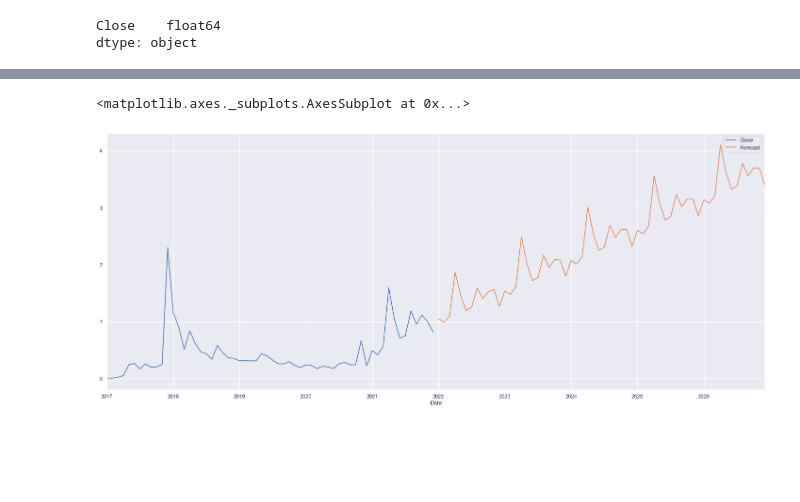
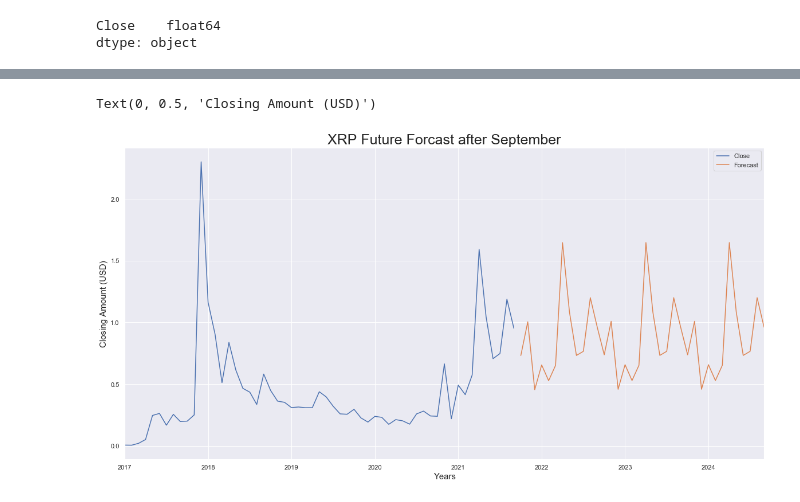
Before and after one commit to dmayo0317/project4, a Jupyter notebook: Notebooks/XRP/XRP_Sept.ipynb, the cells around one changed output, grey strips where cells are left out. Cells and saved outputs as stored; diff of their text form; code cells hidden in the pictures; blank space fills up the shorter version.

Commit message:
adding XRP files and images

```diff
--- a/Notebooks/XRP/XRP_Sept.ipynb
+++ b/Notebooks/XRP/XRP_Sept.ipynb
@@ -15,8 +15,8 @@ import matplotlib.dates as mdates
 from datetime import datetime, timedelta
 import matplotlib.pylab as plt
 # %%
-XRP_df = pd.read_csv('Resources/XRP-USD-monthly.csv',index_col='Date', parse_dates= True)
-XRP_df.head(5)
+XRPsept_df = pd.read_csv('../../Resources/XRP/XRP-USD_Historical_Sept-2021.csv',index_col='Date', parse_dates= True)
+XRPsept_df.head(5)
 # %% [output]
 |  | Open | High | Low | Close | Adj Close | Volume |
 | Date |  |  |  |  |  |  |
@@ -37,4 +37,4 @@ Volume         int64
 dtype: object
 # %%
-XRP_df = XRP_df.drop(columns=['Open','High','Low','Adj Close','Volume'])
+XRPsept_df = XRPsept_df.drop(columns=['Open','High','Low','Adj Close','Volume'])
 # %%
@@ -184,14 +181,17 @@ mean_squared_error(test["Close"], predictions)
 # %%
 # Train the model on the full dataset
-model = model = SARIMAX(XRP_df['Close'],order = (0, 1, 1),seasonal_order =(2, 1, 1, 12))
+model = model = SARIMAX(XRPsept_df['Close'],order = (1, 0, 0),seasonal_order =(0, 1, 0, 12))
 result = model.fit()
 
-# Forecast for the next 20 years
-forecast = result.predict(start = len(XRP_df),end = (len(XRP_df)-1) + 5 * 12,typ = 'levels').rename('Forecast')
+# Forecast for the next 3 years
+forecast = result.predict(start = len(XRPsept_df),end = (len(XRPsept_df)-1) + 3 * 12,typ = 'levels').rename('Forecast')
 
 # Plot the forecast values
-XRP_df['Close'].plot(figsize = (25, 10), legend = True)
+XRPsept_df['Close'].plot(figsize = (20, 10), legend = True)
 forecast.plot(legend = True)
+plt.title("XRP Future Forcast after September", fontsize = 25)
+plt.xlabel('Years',fontsize=15)
+plt.ylabel('Closing Amount (USD)',fontsize=15)
 # %% [output]
-<matplotlib.axes._subplots.AxesSubplot at 0x...>
+Text(0, 0.5, 'Closing Amount (USD)')
-[figure, old version]
+[figure, new version]
```
Also changed, not shown: parts of 11 cells of this notebook, 7 other files.
